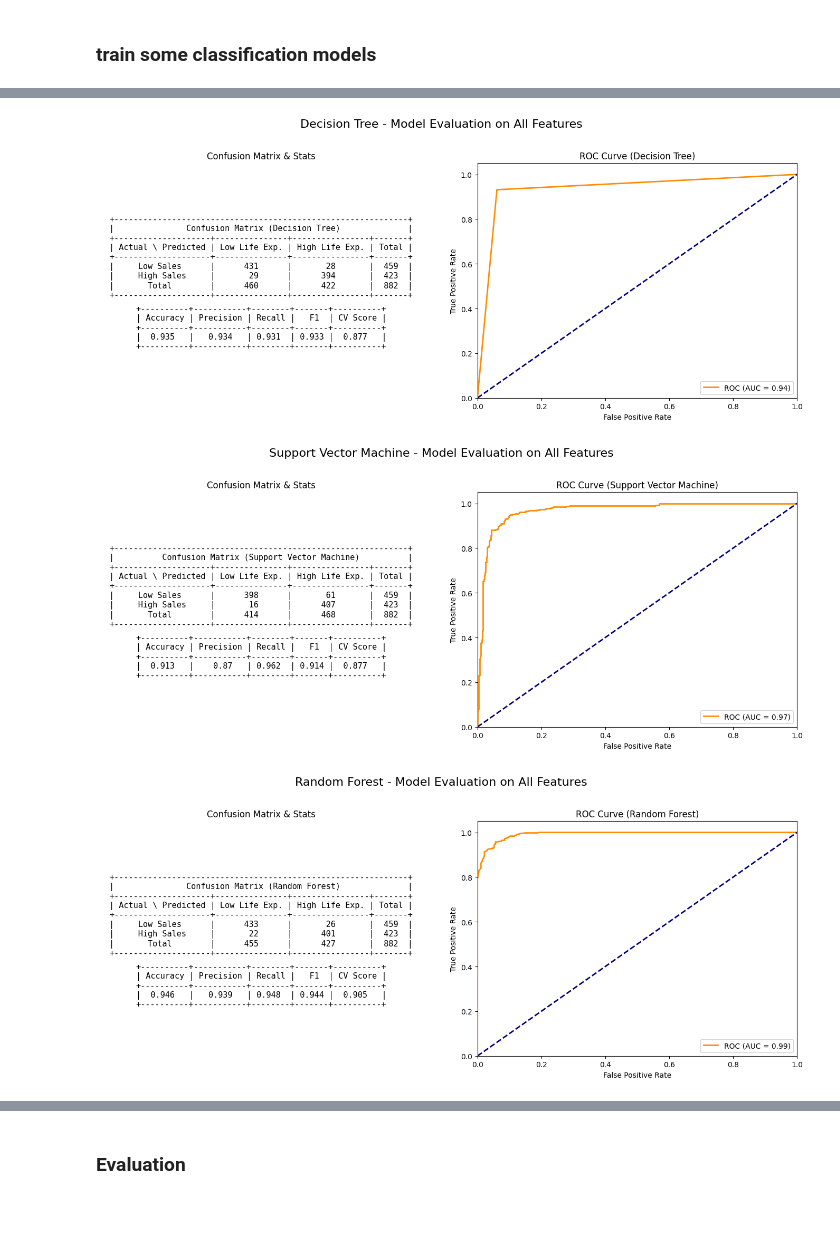
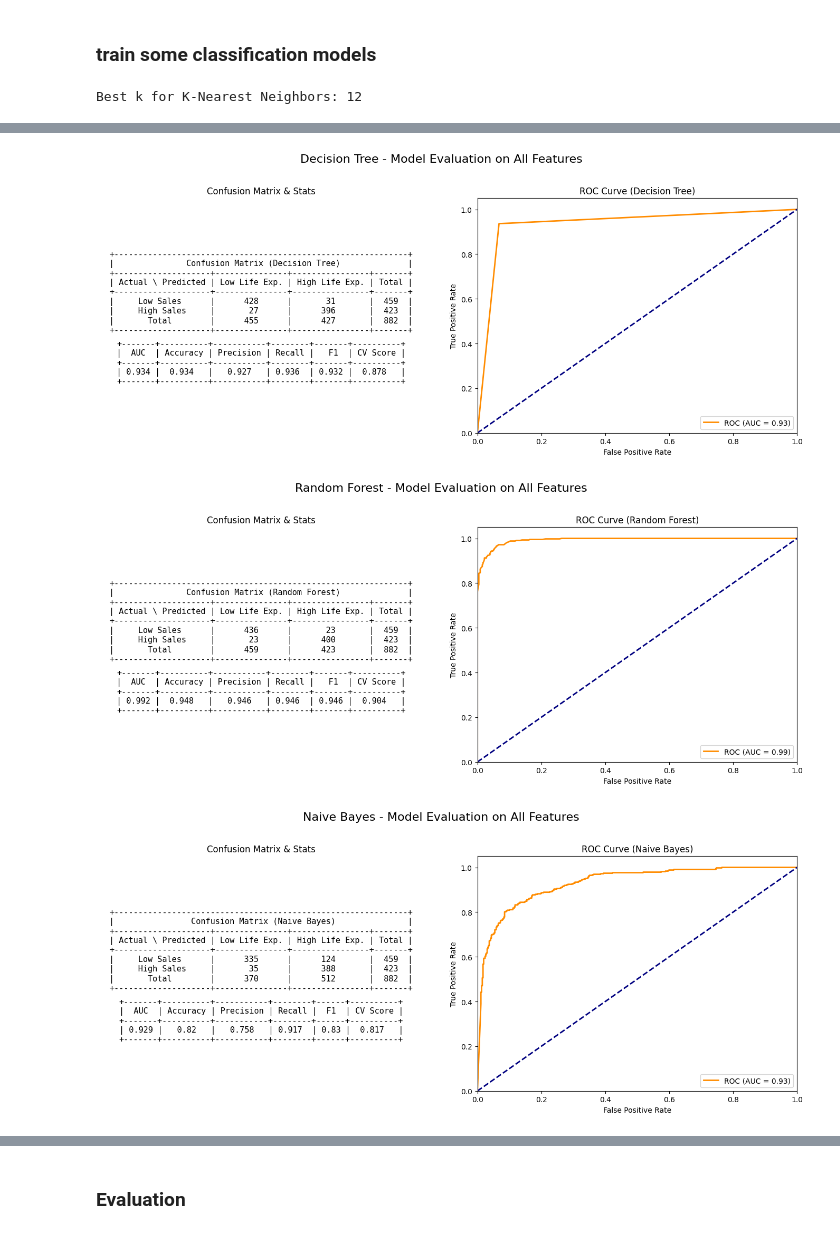
Before and after one commit to davidmarsoni/ml-project, a Jupyter notebook: Mini-Project/Mini-Project DM_ZF.ipynb, the cells around one changed output, grey strips where cells are left out. Drawn from its saved outputs; the diff is of its cells as text; code cells hidden in the pictures.

Commit message:
update add a function to find the best k and add the auc score display for the classification

```diff
--- a/Mini-Project/Mini-Project DM_ZF.ipynb
+++ b/Mini-Project/Mini-Project DM_ZF.ipynb
@@ -486,10 +545,14 @@ def evaluate_classifier(model, model_name, classification_results, show_normaliz
     table.add_row(['Total', cm[0, 0] + cm[1, 0], cm[0, 1] + cm[1, 1], cm.sum()])
 
     display_results = PrettyTable()
-    display_results.field_names = ["Accuracy", "Precision", "Recall", "F1", "CV Score"]
+    display_results.field_names = ["AUC","Accuracy", "Precision", "Recall", "F1", "CV Score"]
     display_results.add_row([
-        round(accuracy, 3), round(precision, 3),
-        round(recall, 3), round(f1, 3), round(cv_score, 3)
+        round(roc_auc_score(y_test, y_pred_proba), 3),
+        round(accuracy, 3),
+        round(precision, 3),
+        round(recall, 3),
+        round(f1, 3),
+        round(cv_score, 3)
     ])
 
     # Show confusion matrix and metrics as text
@@ -529,7 +592,9 @@ classification_results = PrettyTable()
 classification_results.field_names = ['Feature', 'Model', 'Accuracy', 'Precision (sensitivity)', 'Recall (specificity)', 'F1', 'CV_Score']
 # %%
 # K-Nearest Neighbors
-model = KNeighborsClassifier()
+result = find_best_k(features, target_classified, range(1, 21))
+print(f"Best k for K-Nearest Neighbors: {result[0]}")
+model = KNeighborsClassifier(n_neighbors=result[0])
 classification_results = evaluate_classifier(model, 'K-Nearest Neighbors', classification_results)
 # Logistic Regression
 model = LogisticRegression()
@@ -537,9 +602,6 @@ classification_results = evaluate_classifier(model, 'Logistic Regression', class
 # Decision Tree
 model = DecisionTreeClassifier()
 classification_results = evaluate_classifier(model, 'Decision Tree', classification_results)
-# Support Vector Machine
-model = SVC(probability=True)
-classification_results = evaluate_classifier(model, 'Support Vector Machine', classification_results)
 # Random Forest
 from sklearn.ensemble import RandomForestClassifier
 model = RandomForestClassifier()
@@ -549,3 +611,4 @@ from sklearn.naive_bayes import GaussianNB
 model = GaussianNB()
 classification_results = evaluate_classifier(model, 'Naive Bayes', classification_results)
 # %% [output]
+Best k for K-Nearest Neighbors: 12
@@ -554,3 +617,3 @@ classification_results = evaluate_classifier(model, 'Naive Bayes', classificatio
-[figure, old version]
+[figure, new version]
-[figure, old version]
+[figure, new version]
-[figure, old version]
+[figure, new version]
```
Also changed, not shown: parts of 10 cells of this notebook.
